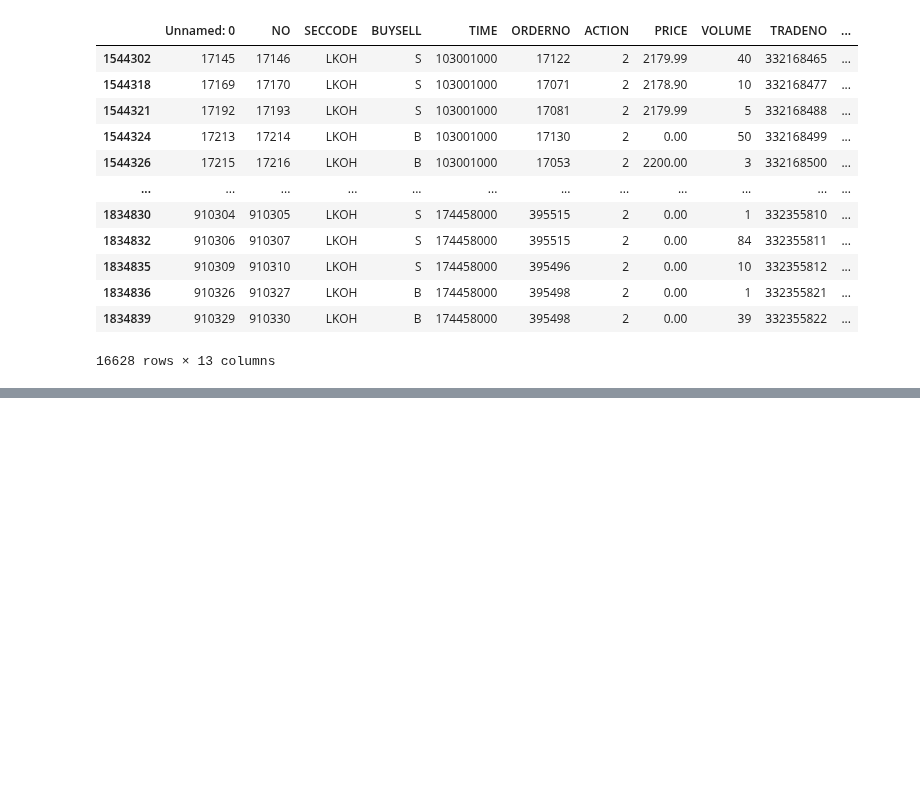
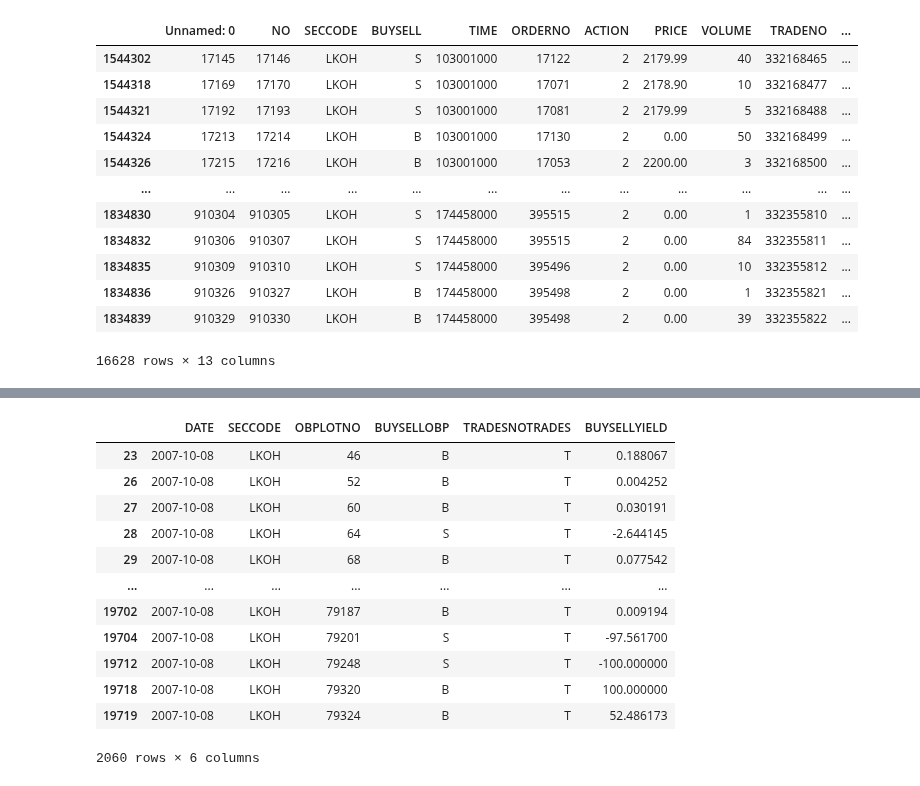
Before and after one commit to leonid-tkach/order-book-plot-find, a Jupyter notebook: OBPlots_Attributes.ipynb, the cells around one changed output, grey strips where cells are left out. Drawn from its saved outputs; the diff is of its cells as text; code cells hidden in the pictures; blank space fills up the shorter version.

```diff
--- a/OBPlots_Attributes.ipynb
+++ b/OBPlots_Attributes.ipynb
@@ -120,11 +121,13 @@ class OBPlots2OBPlots_Attributes:
             BTVOL = self.obp_atts_dic[SECCODE][DATE][OBPLOTNO]['PREV']['BTVOL'] + (TRADEPRICE * VOLUME)
             self.obp_atts_dic[SECCODE][DATE][OBPLOTNO]['PREV']['BTVOL'] = BTVOL
             self.obp_atts_dic[SECCODE][DATE][OBPLOTNO]['SHAREBAL'] -= VOLUME
+            self.obp_atts_dic[SECCODE][DATE][OBPLOTNO]['BPROFIT'] += (TRADEPRICE - PRICE) * VOLUME
             return({'ATT': 'BTVOL', 'VAL': BTVOL})
         elif (BUYSELL == 'S') & (ACTION == 2):
             STVOL = self.obp_atts_dic[SECCODE][DATE][OBPLOTNO]['PREV']['STVOL'] + (TRADEPRICE * VOLUME)
             self.obp_atts_dic[SECCODE][DATE][OBPLOTNO]['PREV']['STVOL'] = STVOL
             self.obp_atts_dic[SECCODE][DATE][OBPLOTNO]['SHAREBAL'] += VOLUME
+            self.obp_atts_dic[SECCODE][DATE][OBPLOTNO]['SPROFIT'] += (PRICE - TRADEPRICE) * VOLUME
             return({'ATT': 'STVOL', 'VAL': STVOL})
 
     def ob_row2obp_atts(self, SECCODE, DATE, NO, BUYSELL, ORDERNO,
@@ -141,6 +144,8 @@ class OBPlots2OBPlots_Attributes:
                 'STVOL': 0 # sell trade volume
             }
             self.obp_atts_dic[SECCODE][DATE][OBPLOTNO]['SHAREBAL'] = 0
+            self.obp_atts_dic[SECCODE][DATE][OBPLOTNO]['BPROFIT'] = 0
+            self.obp_atts_dic[SECCODE][DATE][OBPLOTNO]['SPROFIT'] = 0
 
         self.obp_atts_dic[SECCODE][DATE][OBPLOTNO][NO] = self.ob2curatt(SECCODE, DATE, OBPLOTNO, BUYSELL, ACTION,
                                                                     PRICE, VOLUME, TRADEPRICE)
@@ -302,0 +272,17 @@ obp_atts_2007_df[obp_atts_2007_df.TRADESNOTRADES == 'NT']
+# %%
+obp_atts_2007_df = obp_atts_2007_df[(obp_atts_2007_df.BUYSELLOBP != 'N') & (obp_atts_2007_df.TRADESNOTRADES != 'N')]
+obp_atts_2007_df
+# %% [output]
+|  | DATE | SECCODE | OBPLOTNO | BUYSELLOBP | TRADESNOTRADES | BUYSELLYIELD |
+| 23 | 2007-10-08 | LKOH | 46 | B | T | 0.188067 |
+| 26 | 2007-10-08 | LKOH | 52 | B | T | 0.004252 |
+| 27 | 2007-10-08 | LKOH | 60 | B | T | 0.030191 |
+| 28 | 2007-10-08 | LKOH | 64 | S | T | -2.644145 |
+| 29 | 2007-10-08 | LKOH | 68 | B | T | 0.077542 |
+| ... | ... | ... | ... | ... | ... | ... |
+| 19702 | 2007-10-08 | LKOH | 79187 | B | T | 0.009194 |
+| 19704 | 2007-10-08 | LKOH | 79201 | S | T | -97.561700 |
+| 19712 | 2007-10-08 | LKOH | 79248 | S | T | -100.000000 |
+| 19718 | 2007-10-08 | LKOH | 79320 | B | T | 100.000000 |
+| 19719 | 2007-10-08 | LKOH | 79324 | B | T | 52.486173 |
+2060 rows × 6 columns
```
Also changed, not shown: parts of 16 cells of this notebook.
